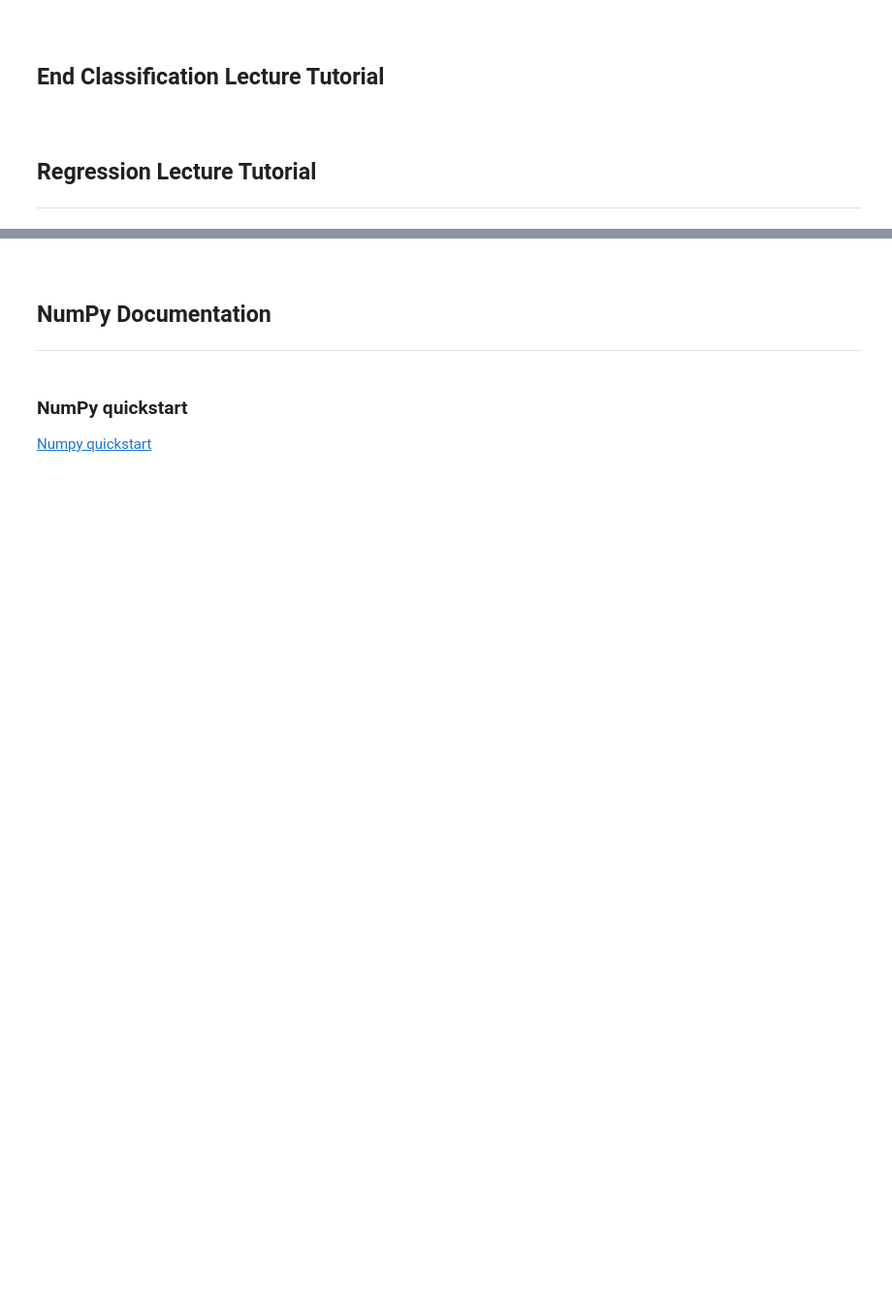
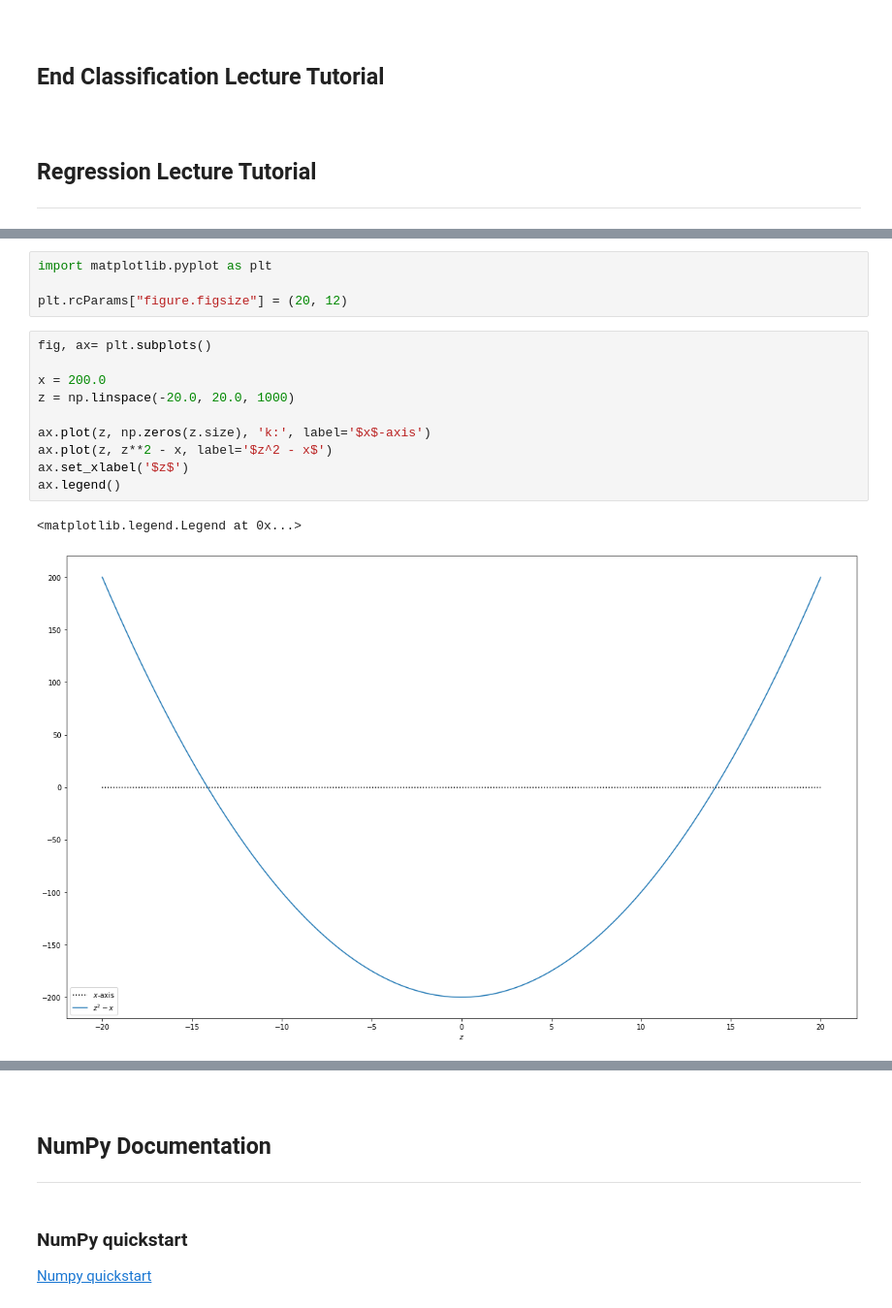
Before and after one commit to Walter64/EmergingTechnologies, a Jupyter notebook: scikit-learn.ipynb, the cells around one changed output, grey strips where cells are left out. Shown at 97% size. Drawn from its saved outputs; the diff is of its cells as text; blank space fills up the shorter version.

```diff
--- a/scikit-learn.ipynb
+++ b/scikit-learn.ipynb
@@ -1095,0 +1253,17 @@ Mean: 0.9733333333333334         Standard Deviation: 0.02494438257849294
+# %%
+import matplotlib.pyplot as plt
+
+plt.rcParams["figure.figsize"] = (20, 12)
+# %%
+fig, ax= plt.subplots()
+
+x = 200.0
+z = np.linspace(-20.0, 20.0, 1000)
+
+ax.plot(z, np.zeros(z.size), 'k:', label='$x$-axis')
+ax.plot(z, z**2 - x, label='$z^2 - x$')
+ax.set_xlabel('$z$')
+ax.legend()
+# %% [output]
+<matplotlib.legend.Legend at 0x...>
+[figure, added]
```
Also changed, not shown: parts of 55 cells of this notebook.
